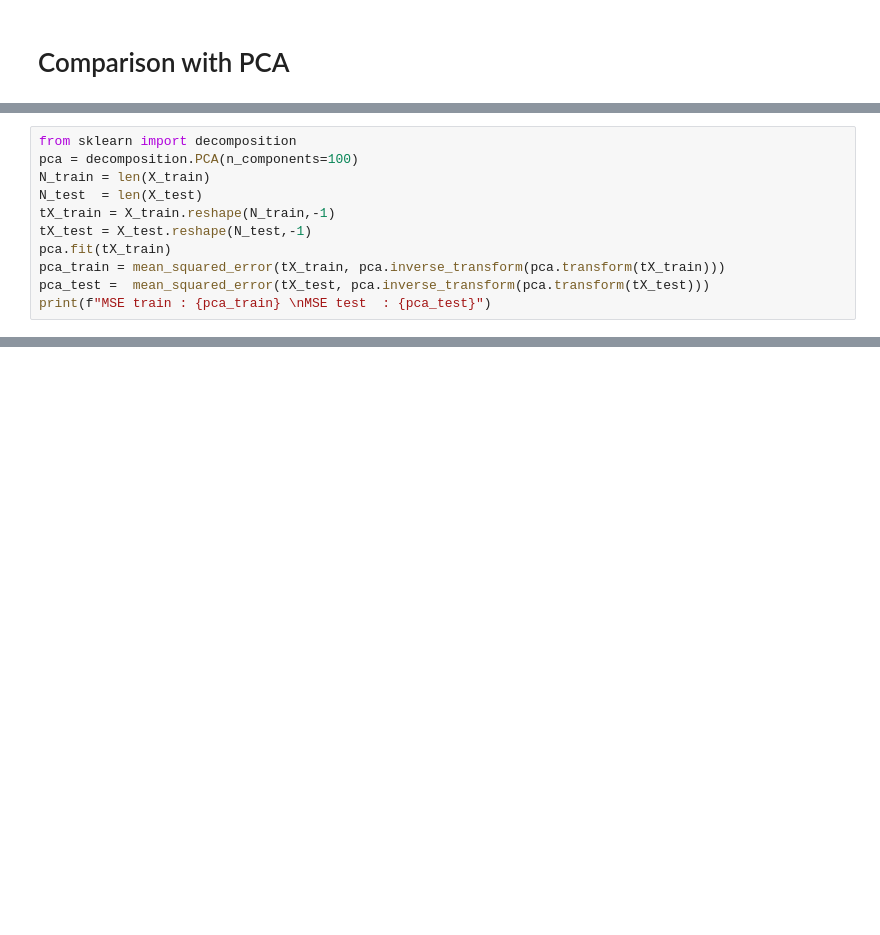
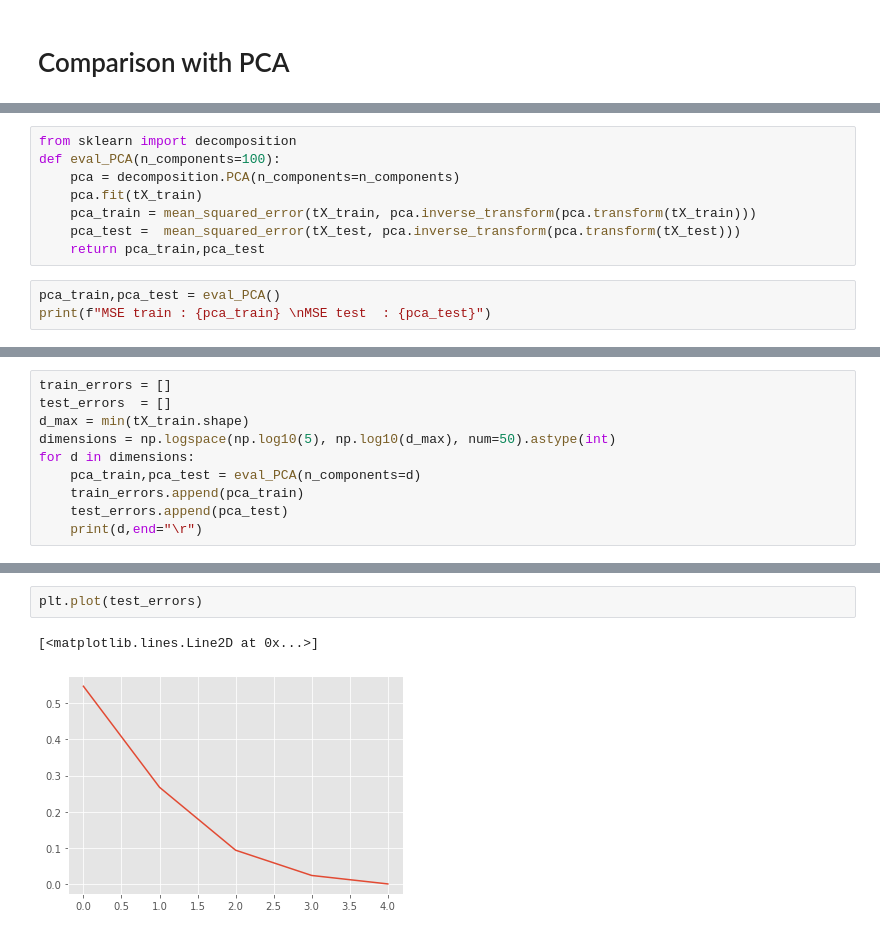
Before and after one commit to giordano-lucas/dex-cyclic-arbitrage, a Jupyter notebook: models/embedding/autoencoder/linear_vs_PCA.ipynb, the cells around one changed output, grey strips where cells are left out. Drawn from its saved outputs; the diff is of its cells as text; blank space fills up the shorter version.

```diff
--- a/models/embedding/autoencoder/linear_vs_PCA.ipynb
+++ b/models/embedding/autoencoder/linear_vs_PCA.ipynb
@@ -96,12 +104,12 @@ print(f"MSE train : {mean_squared_error(train_pred,X_train)} \nMSE test  : {mean
+# %%
+from sklearn import decomposition
+def eval_PCA(n_components=100):
+    pca = decomposition.PCA(n_components=n_components)
+    pca.fit(tX_train)
+    pca_train = mean_squared_error(tX_train, pca.inverse_transform(pca.transform(tX_train)))
+    pca_test =  mean_squared_error(tX_test, pca.inverse_transform(pca.transform(tX_test)))
+    return pca_train,pca_test
 # %%
-from sklearn import decomposition
-pca = decomposition.PCA(n_components=100)
-N_train = len(X_train)
-N_test  = len(X_test)
-tX_train = X_train.reshape(N_train,-1)
-tX_test = X_test.reshape(N_test,-1)
-pca.fit(tX_train)
-pca_train = mean_squared_error(tX_train, pca.inverse_transform(pca.transform(tX_train)))
-pca_test =  mean_squared_error(tX_test, pca.inverse_transform(pca.transform(tX_test)))
+pca_train,pca_test = eval_PCA()
 print(f"MSE train : {pca_train} \nMSE test  : {pca_test}")
 # %% [output]
@@ -109,0 +120,10 @@ MSE test  : 0.10245050102308027
+# %%
+train_errors = []
+test_errors  = []
+d_max = min(tX_train.shape)
+dimensions = np.logspace(np.log10(5), np.log10(d_max), num=50).astype(int)
+for d in dimensions:
+    pca_train,pca_test = eval_PCA(n_components=d)
+    train_errors.append(pca_train)
+    test_errors.append(pca_test)
+    print(d,end="\r")
@@ -109,0 +140,5 @@ MSE test  : 0.10245050102308027
+# %%
+plt.plot(test_errors)
+# %% [output]
+[<matplotlib.lines.Line2D at 0x...>]
+[figure, added]
```
Also changed, not shown: parts of 12 cells of this notebook, 13 other files.
